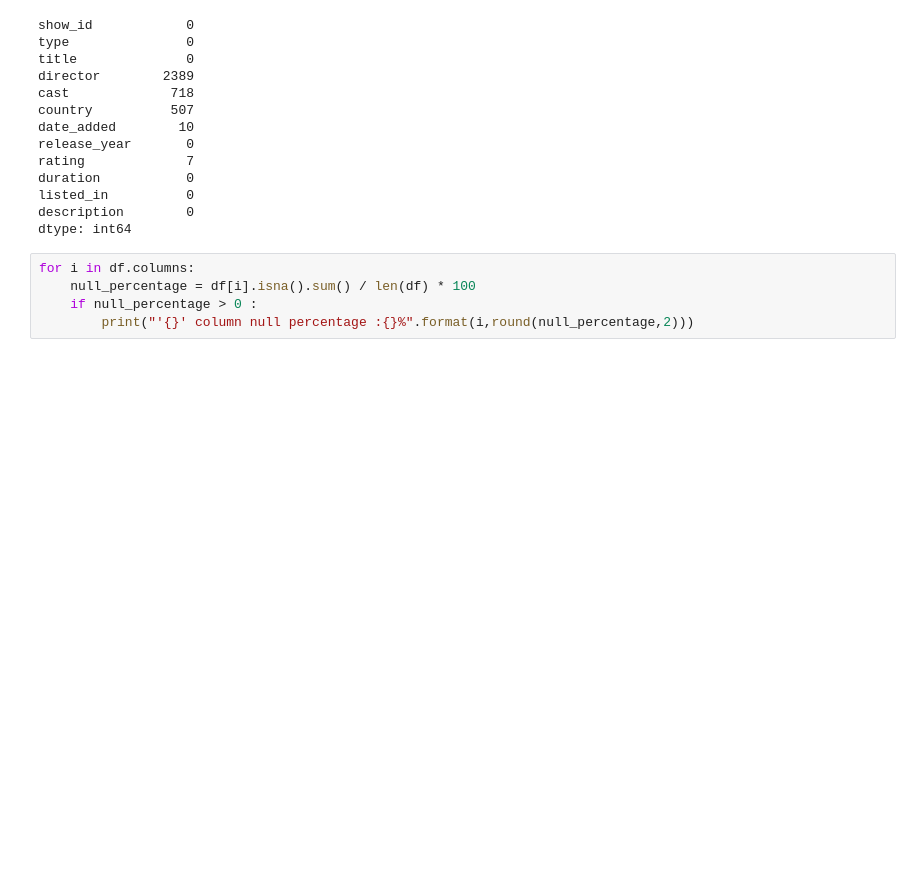
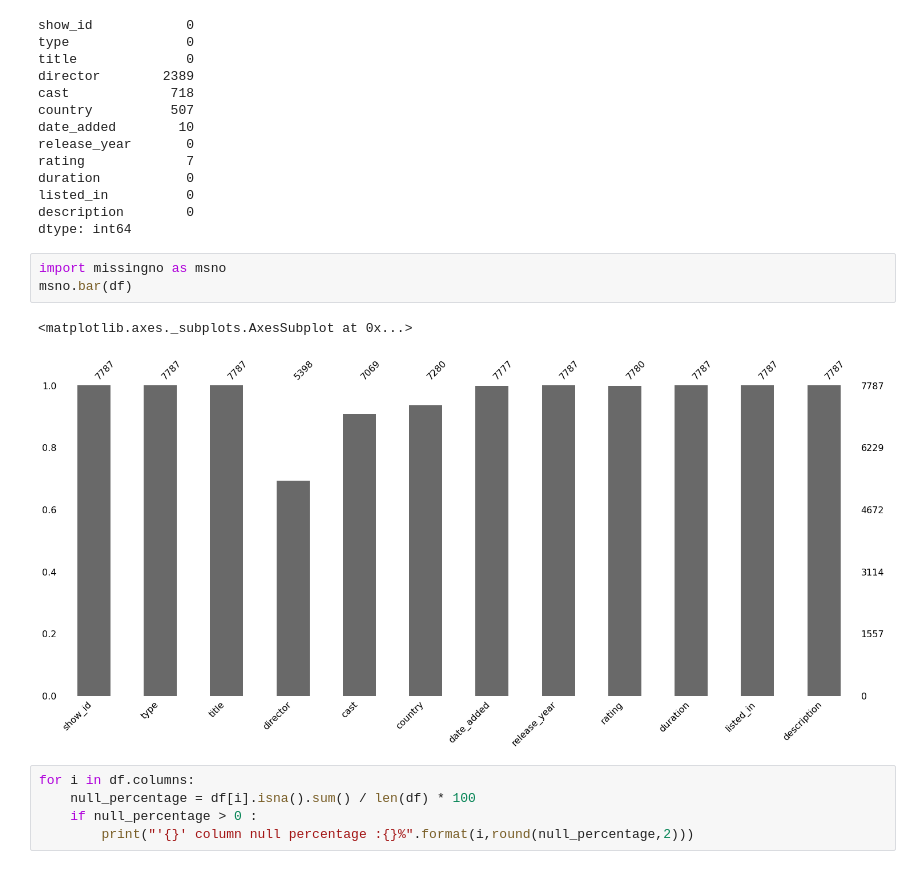
Before and after one commit to KirteshVerma/Netflix-movies-and-TV-shows, a Jupyter notebook: Netflix_movies_and_TV_shows_clustering.ipynb, the cells around one changed output. Drawn from its saved outputs; the diff is of its cells as text; blank space fills up the shorter version.

```diff
--- a/Netflix_movies_and_TV_shows_clustering.ipynb
+++ b/Netflix_movies_and_TV_shows_clustering.ipynb
@@ -78,6 +78,12 @@ duration           0
 listed_in          0
 description        0
 dtype: int64
+# %%
+import missingno as msno
+msno.bar(df)
+# %% [output]
+<matplotlib.axes._subplots.AxesSubplot at 0x...>
+[figure, added]
 # %%
 for i in df.columns:
     null_percentage = df[i].isna().sum() / len(df) * 100
```
Also changed, not shown: parts of 12 cells of this notebook.
